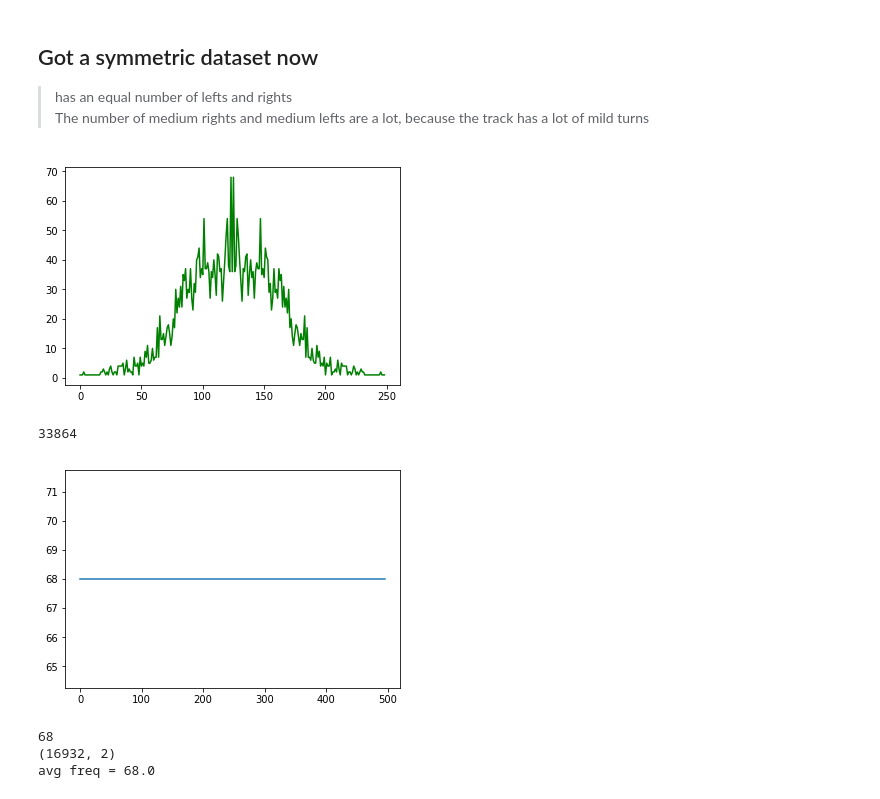
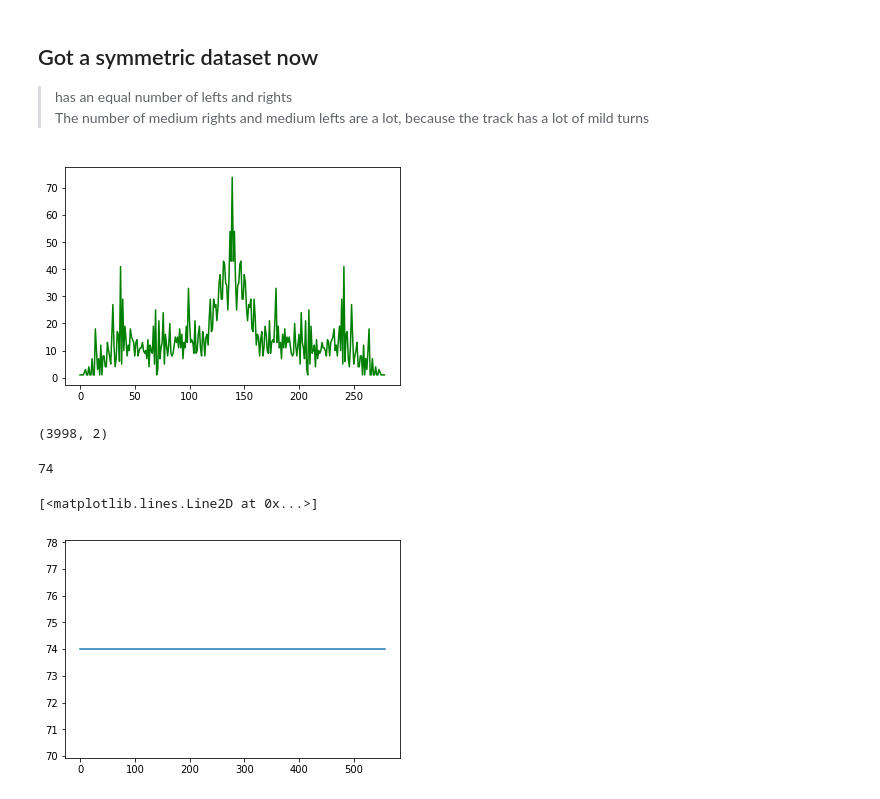
Before and after one commit to Mayukhdeb/mind_the_bend, a Jupyter notebook: process_collected_data.ipynb, the cells around one changed output. Saved outputs shown, nothing was run; the diff lists cells and outputs as text; code cells hidden in the pictures.

Commit message:
mirrored images for augmentation

```diff
--- a/process_collected_data.ipynb
+++ b/process_collected_data.ipynb
@@ -43,11 +52,10 @@ saved --  numpy/beta_thousand_frames.npy
 ## Checking the number of occurrences of each mouse co-ordinate
 > And plotting them into a distribution curve
 # %%
-arr = np.load("numpy/2072_arr.npy")
+arr = np.load("numpy/new_track.npy")
 
 print(arr.shape[0], "  frames ")
 arr = arr[arr[:,1].argsort()]
-
 
 def find_no_occ(arr, element):
     co = 0
@@ -86,7 +105,11 @@ plt.show()
 
 def flip_and_return(np_arr):
 
-    flipped_img = np.fliplr(np_arr)
+    np_im = np.moveaxis(np_arr, 0,2)
+
+    flipped_img = np.fliplr(np_im)
+
+    flipped_img = np.moveaxis(flipped_img, 2,0)
     return flipped_img
 
 ## span from 231 -- 400 -- 552
@@ -112,8 +135,13 @@ def augment_mirror_images(sorted_arr):
 # %%
 doo = augment_mirror_images(arr)
 dist2 = check_for_balance(doo)
 plt.plot(dist2, "g")
 plt.show()
+
+print(doo.shape)
+
+np.save("mirrored_new_track.npy", doo)
 # %% [output]
-[figure, old version]
+[figure, new version]
+(3998, 2)
 # %%
@@ -135,15 +170,8 @@ aug = augment_data_copies(doo, 68)
 # %%
-dist3 = check_for_balance(aug)
-print(aug.size)
+dist3 = check_for_balance(anant)
+print(max(dist3))
 plt.plot(dist3)
-plt.show()
-print(max(dist3))
-
-
-print(aug.shape)
 # %% [output]
-33864
+74
+[<matplotlib.lines.Line2D at 0x...>]
-[figure, old version]
+[figure, new version]
-68
-(16932, 2)
-avg freq = 68.0
```
Also changed, not shown: parts of 20 cells of this notebook.
